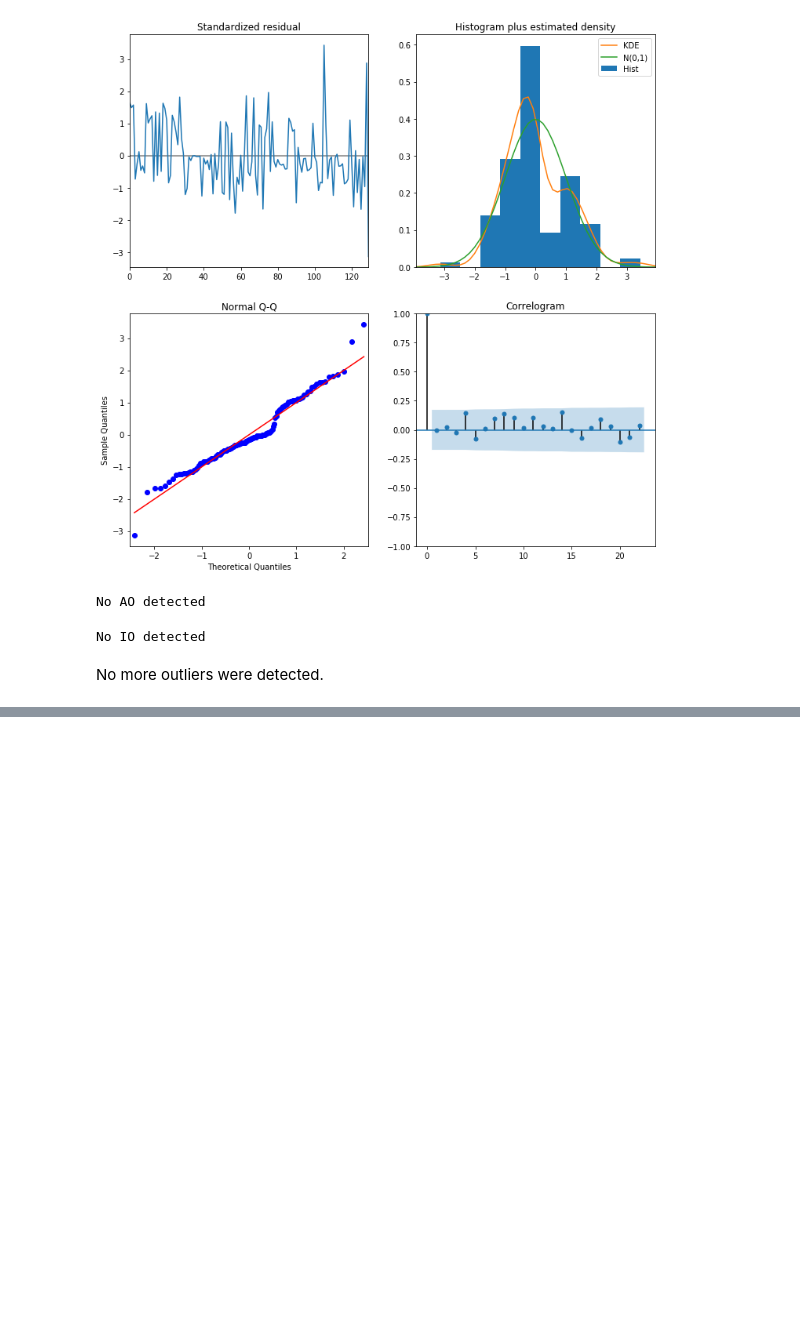
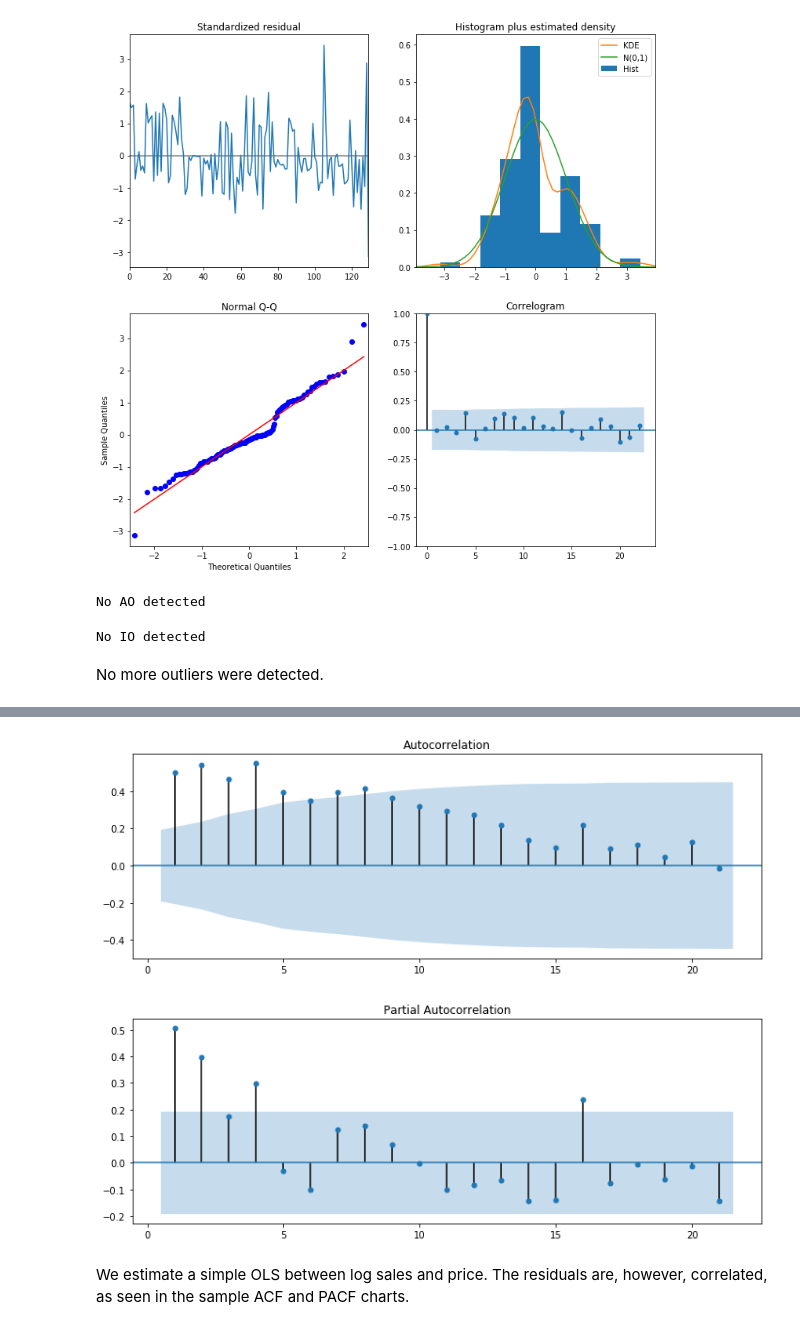
Before and after one commit to telmo-correa/time-series-analysis, a Jupyter notebook: Python/Chapter 11 (Ex 11 - 20) - Time Series Regression Models.ipynb, the cells around one changed output, grey strips where cells are left out. Drawn from its saved outputs; the diff is of its cells as text; code cells hidden in the pictures; blank space fills up the shorter version.

```diff
--- a/Python/Chapter 11 (Ex 11 - 20) - Time Series Regression Models.ipynb
+++ b/Python/Chapter 11 (Ex 11 - 20) - Time Series Regression Models.ipynb
@@ -606,0 +644,3 @@ No more outliers were detected.
+# %%
+model_m1 = ols("log_sales ~ price", data=data).fit()
+print(model_m1.summary())
@@ -606,0 +665,13 @@ No more outliers were detected.
+# %%
+plt.figure(figsize=(12, 4))
+plot_acf(model_m1.resid_pearson, ax=plt.gca(), zero=False)
+plt.show()
+
+plt.figure(figsize=(12, 4))
+plot_pacf(model_m1.resid_pearson, ax=plt.gca(), zero=False)
+plt.show()
+# %% [output]
+[figure, added]
+[figure, added]
+# %% [markdown]
+We estimate a simple OLS between log sales and price.  The residuals are, however, correlated, as seen in the sample ACF and PACF charts.
```
Also changed, not shown: parts of 31 cells of this notebook, 4 other files.
